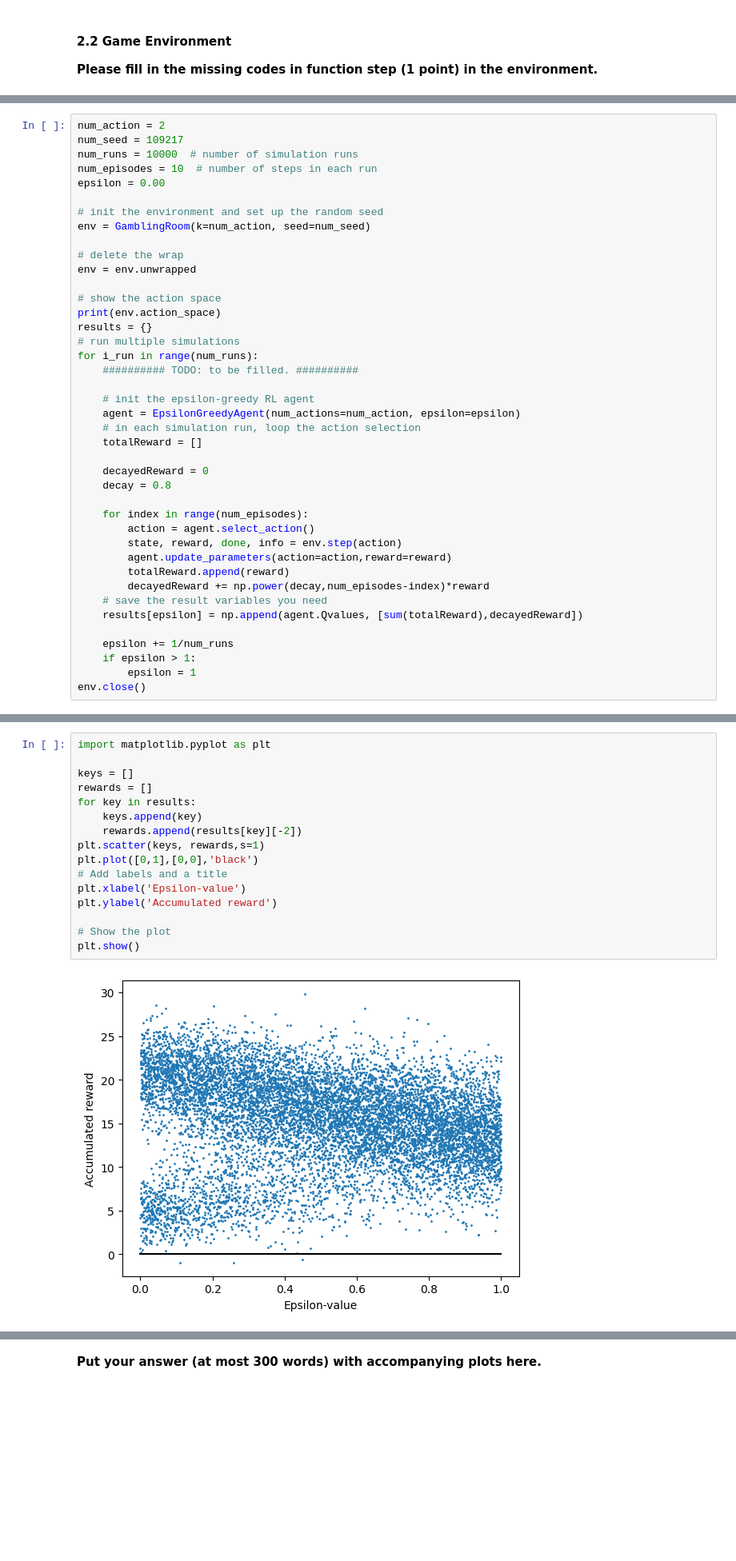
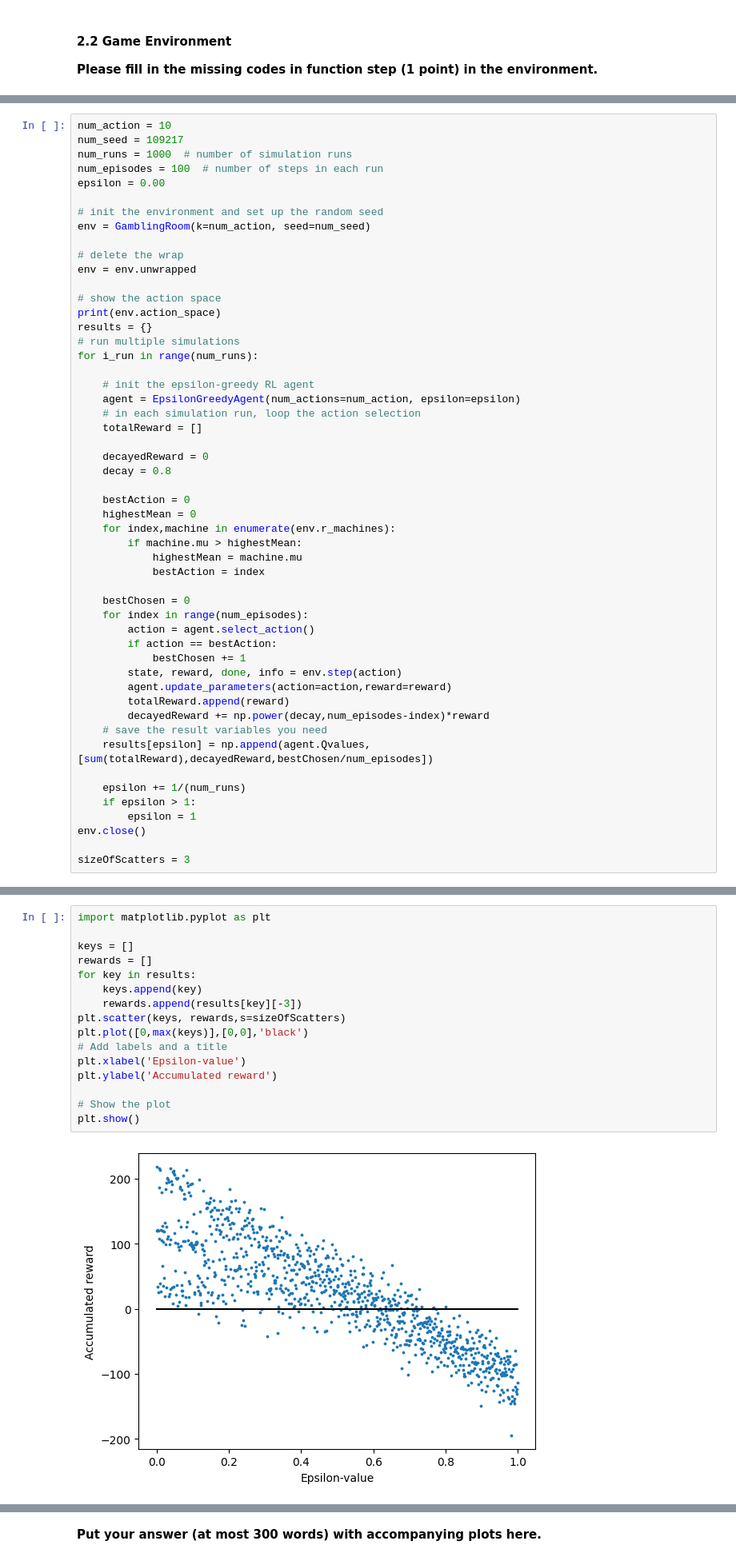
Before and after one commit to leidindi/AML, a Jupyter notebook: ass1/Ass 1/johannsson-lazaridis.ipynb, the cells around one changed output, grey strips where cells are left out. Shown at 80% size. Cells and saved outputs as stored; diff of their text form; blank space fills up the shorter version.

```diff
--- a/ass1/Ass 1/johannsson-lazaridis.ipynb
+++ b/ass1/Ass 1/johannsson-lazaridis.ipynb
@@ -189,10 +189,10 @@ In order to decrease the effect of randomness, we usually conduct multiple simul
 
 In each run, you shall setup the `epsilon` and number of time step `num_episodes` (0.01 and 500 by default). Then, after the initlization of our agent and environment, **please fill in the missing codes (with ??? or TODO: to be filled). (2.5 points)**
 # %%
-num_action = 2
+num_action = 10
 num_seed = 109217
-num_runs = 10000  # number of simulation runs
-num_episodes = 10  # number of steps in each run
+num_runs = 1000  # number of simulation runs
+num_episodes = 100  # number of steps in each run
 epsilon = 0.00
 
 # init the environment and set up the random seed
@@ -206,7 +206,6 @@ print(env.action_space)
 results = {}
 # run multiple simulations
 for i_run in range(num_runs):
-    ########## TODO: to be filled. ##########
 
     # init the epsilon-greedy RL agent
     agent = EpsilonGreedyAgent(num_actions=num_action, epsilon=epsilon)
@@ -216,19 +215,31 @@ for i_run in range(num_runs):
     decayedReward = 0
     decay = 0.8
 
+    bestAction = 0
+    highestMean = 0
+    for index,machine in enumerate(env.r_machines):
+        if machine.mu > highestMean:
+            highestMean = machine.mu
+            bestAction = index
+
+    bestChosen = 0
     for index in range(num_episodes):
         action = agent.select_action()
+        if action == bestAction:
+            bestChosen += 1
         state, reward, done, info = env.step(action)
         agent.update_parameters(action=action,reward=reward)
         totalReward.append(reward)
         decayedReward += np.power(decay,num_episodes-index)*reward
     # save the result variables you need
-    results[epsilon] = np.append(agent.Qvalues, [sum(totalReward),decayedReward])
+    results[epsilon] = np.append(agent.Qvalues, [sum(totalReward),decayedReward,bestChosen/num_episodes])
 
-    epsilon += 1/num_runs
+    epsilon += 1/(num_runs)
     if epsilon > 1:
         epsilon = 1
 env.close()
+
+sizeOfScatters = 3
 # %% [output]
 Slot-machine 0 has the mean:0.5 and the sigma:0.6
 Slot-machine 1 has the mean:2.2 and the sigma:0.7
@@ -236,21 +255,21 @@ Discrete(2)
 # %%
 import matplotlib.pyplot as plt
 
 keys = []
 rewards = []
 for key in results:
     keys.append(key)
-    rewards.append(results[key][-2])
-plt.scatter(keys, rewards,s=1)
-plt.plot([0,1],[0,0],'black')
+    rewards.append(results[key][-3])
+plt.scatter(keys, rewards,s=sizeOfScatters)
+plt.plot([0,max(keys)],[0,0],'black')
 # Add labels and a title
 plt.xlabel('Epsilon-value')
 plt.ylabel('Accumulated reward')
 
 # Show the plot
 plt.show()
 # %% [output]
-[figure, old version]
+[figure, new version]
 # %%
 keys = []
 rewards = []
```
Also changed, not shown: parts of 3 cells of this notebook.
